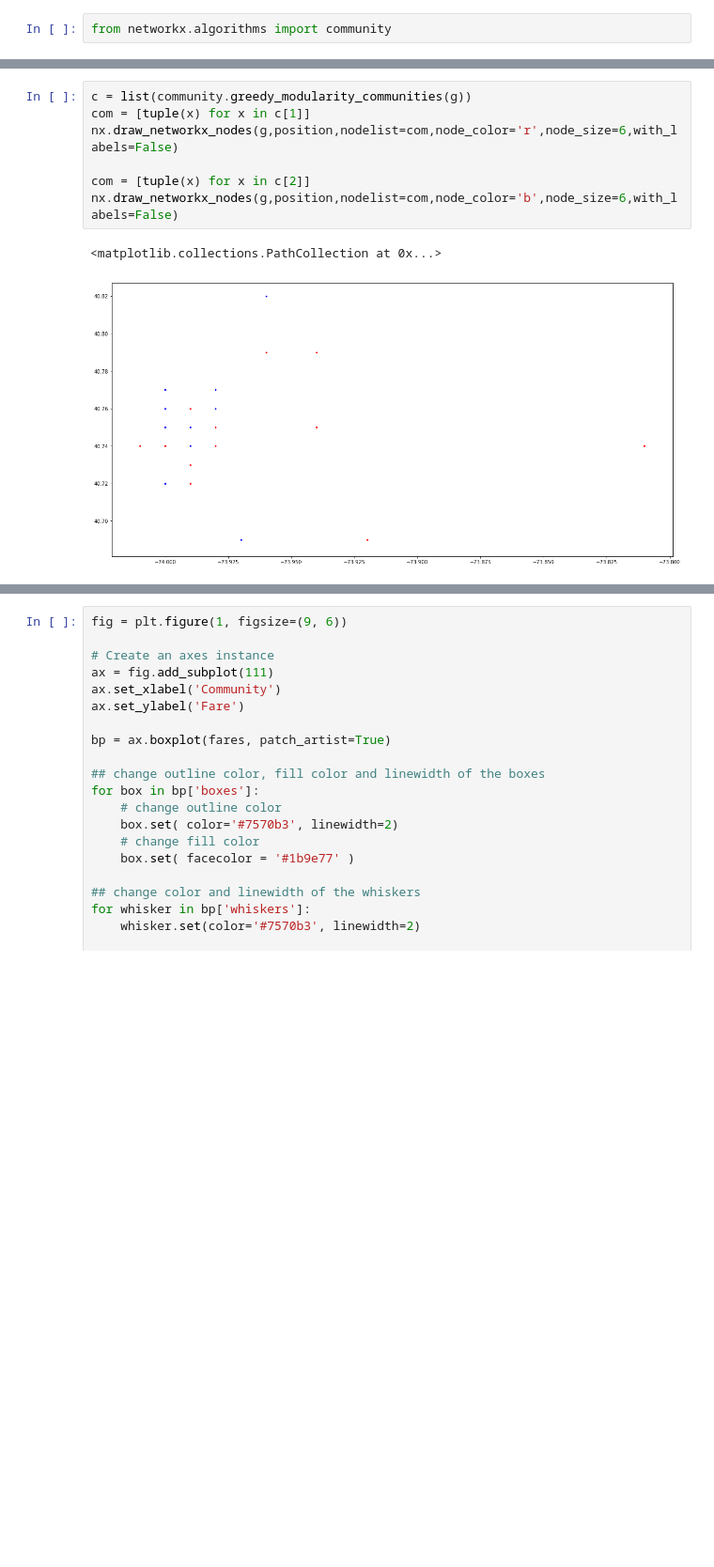
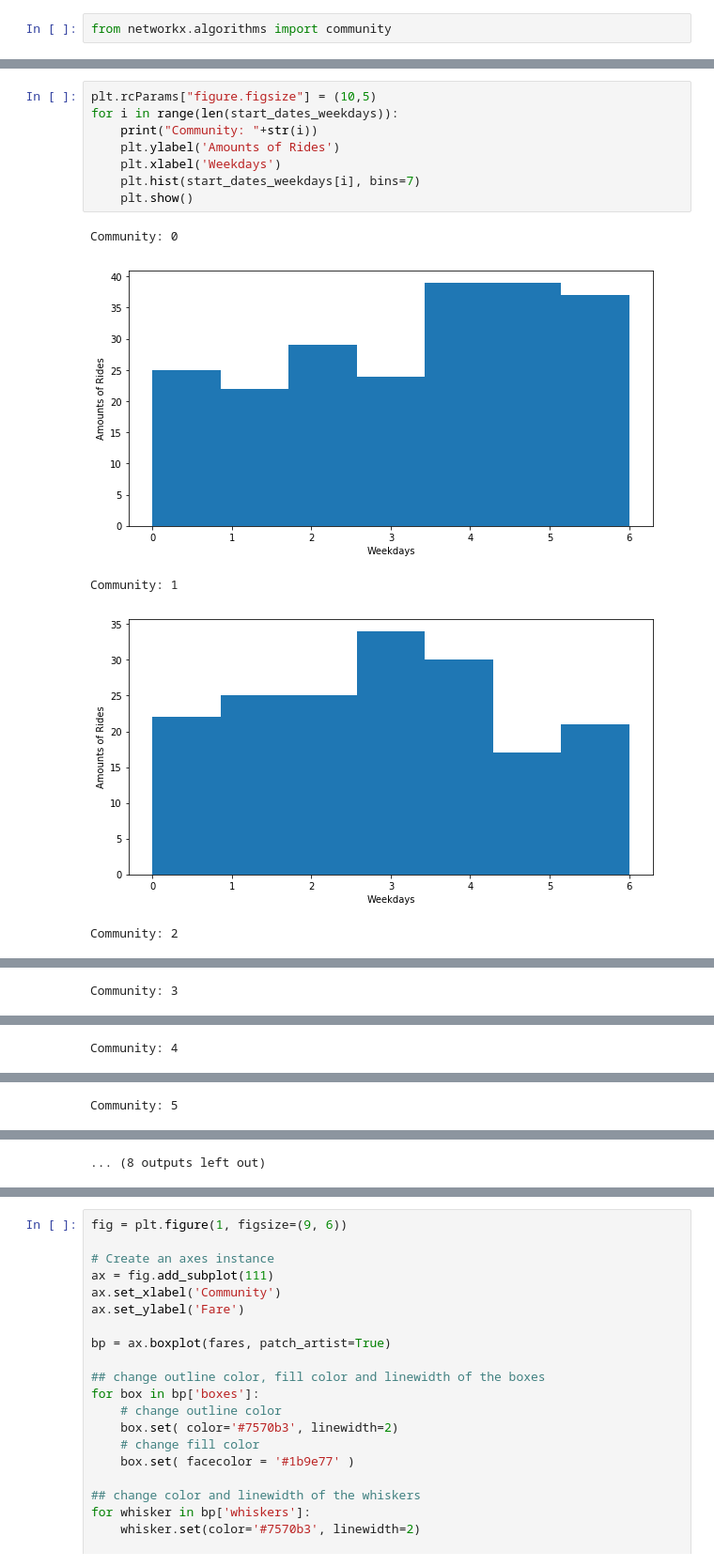
Before and after one commit to xlDownxl/Network-Analysis, a Jupyter notebook: src/project.ipynb, the cells around one changed output, grey strips where cells are left out. Shown at 94% size. Drawn from its saved outputs; the diff is of its cells as text; blank space fills up the shorter version.

```diff
--- a/src/project.ipynb
+++ b/src/project.ipynb
@@ -394,10 +348,14 @@ print(end_dates)
-# %%
-c = list(community.greedy_modularity_communities(g))
-com = [tuple(x) for x in c[1]]
-nx.draw_networkx_nodes(g,position,nodelist=com,node_color='r',node_size=6,with_labels=False)
-
-com = [tuple(x) for x in c[2]]
-nx.draw_networkx_nodes(g,position,nodelist=com,node_color='b',node_size=6,with_labels=False)
-# %% [output]
-<matplotlib.collections.PathCollection at 0x...>
-[figure, removed]
+# %%
+plt.rcParams["figure.figsize"] = (10,5)
+for i in range(len(start_dates_weekdays)):
+    print("Community: "+str(i))
+    plt.ylabel('Amounts of Rides')
+    plt.xlabel('Weekdays')
+    plt.hist(start_dates_weekdays[i], bins=7)
+    plt.show()
+# %% [output]
+Community: 0
+[figure, added]
+Community: 1
+[figure, added]
+Community: 2
@@ -403,0 +363 @@ nx.draw_networkx_nodes(g,position,nodelist=com,node_color='b',node_size=6,with_l
+Community: 3
@@ -403,0 +365 @@ nx.draw_networkx_nodes(g,position,nodelist=com,node_color='b',node_size=6,with_l
+Community: 4
@@ -403,0 +367 @@ nx.draw_networkx_nodes(g,position,nodelist=com,node_color='b',node_size=6,with_l
+Community: 5
@@ -403,0 +369 @@ nx.draw_networkx_nodes(g,position,nodelist=com,node_color='b',node_size=6,with_l
+... (8 outputs left out)
```
Also changed, not shown: parts of 20 cells of this notebook.
